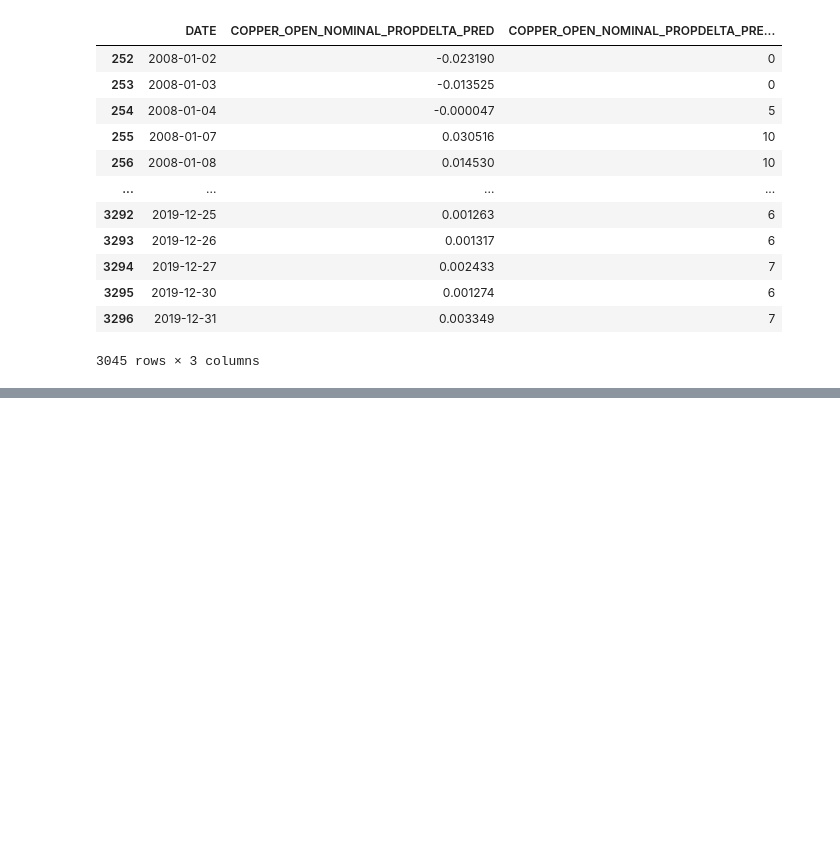
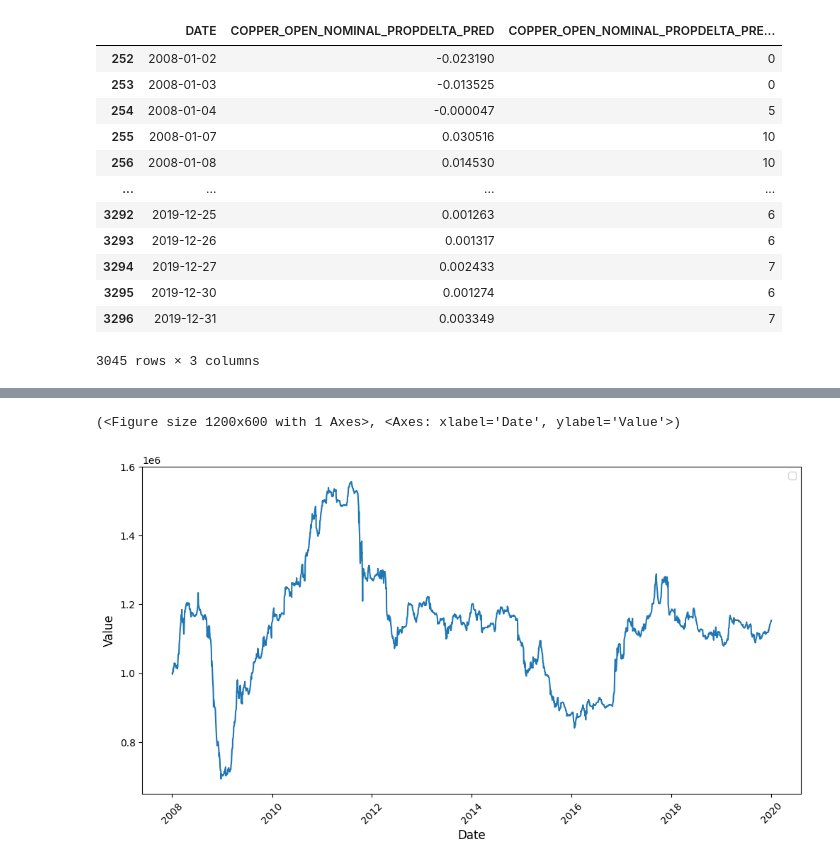
Before and after one commit to neal-logan/ea-nasir, a Jupyter notebook: 03_decisioning.ipynb, the cells around one changed output, grey strips where cells are left out. Drawn from its saved outputs; the diff is of its cells as text; code cells hidden in the pictures; blank space fills up the shorter version.

```diff
--- a/03_decisioning.ipynb
+++ b/03_decisioning.ipynb
@@ -18,4 +18,4 @@ import importlib
 ### Load Data
 # %%
 con = ibis.connect("duckdb://")
-data = ibis.read_csv('data_forecasting/data.csv')
+dev_data = ibis.read_csv('data_decisioning/dev_data.csv')
@@ -41,8 +27,0 @@ test_df = test_df.sort_values('DATE')
-# %%
-# Forecast
-importlib.reload(fc)
-dev_df = fc.sliding_window_arima_predictions(
-    df = dev_df,
-    target_name= 'COPPER_OPEN_NOMINAL',
-    pdq = (1,2,1),
-    window_size=12)
@@ -51,11 +28,3 @@ c:\Users\haits\projects\ea-nasir\methods\fc.
-# %%
-# Enrichment
-# Add several columns based on the prediction target
-# to aid in evaluation and decisioning
-importlib.reload(fc)
-dev_df = fc.add_fc_eval_columns(
-    df = dev_df,
-    pred_feature = 'COPPER_OPEN_NOMINAL')
 # %%
 columns = [
     'DATE',
@@ -145,3 +114,23 @@ dev_df[columns]
 | 3295 | 2019-12-30 | 0.001274 | 6 |
 | 3296 | 2019-12-31 | 0.003349 | 7 |
 3045 rows × 3 columns
+# %%
+from time import sleep
+
+importlib.reload(sim)
+
+agent = sim.PortfolioAgent(
+    data = dev_df[columns],
+    date_col= 'DATE',
+    price_delta_pred_bins_col = 'COPPER_OPEN_NOMINAL_PROPDELTA_PRED_BIN',
+    price_delta_col = 'COPPER_OPEN_NOMINAL_PROPDELTA_PRED',
+    learning_rate = 1,
+    explore_chance = 0.3, #Chance to take a random (legal) action
+    rebalance_limit_steps = 2,  # Determine how far asset balances can be changed with each action
+    asset_balance_steps = [x/10.0 for x in range(11)],)  # Possible asset balances; 0 is all cash, 1 is all copper futures)
+
+while agent.step(exploring=True, learning=True):
+    print('Timestep:  '  + str(agent.current_step))
+    print('Date:  ' +  str(agent.data[agent.date_col].iat[agent.current_step]))
+    print('Asset Balance:  '  + str(agent.asset_balance_at_open_ind[agent.current_step]*10) + '% Copper Futures (the rest is cash)' )
+    print('Portfolio Value:  USD ' + str(agent.portfolio_value[agent.current_step]))
@@ -147,0 +155,7 @@ dev_df[columns]
+# %%
+importlib.reload(vis)
+vis.plot_time_series(agent.data['DATE'],
+                     agent.portfolio_value)
+# %% [output]
+(<Figure size 1200x600 with 1 Axes>, <Axes: xlabel='Date', ylabel='Value'>)
+[figure, added]
```
Also changed, not shown: parts of 11 cells of this notebook, 8 other files.
